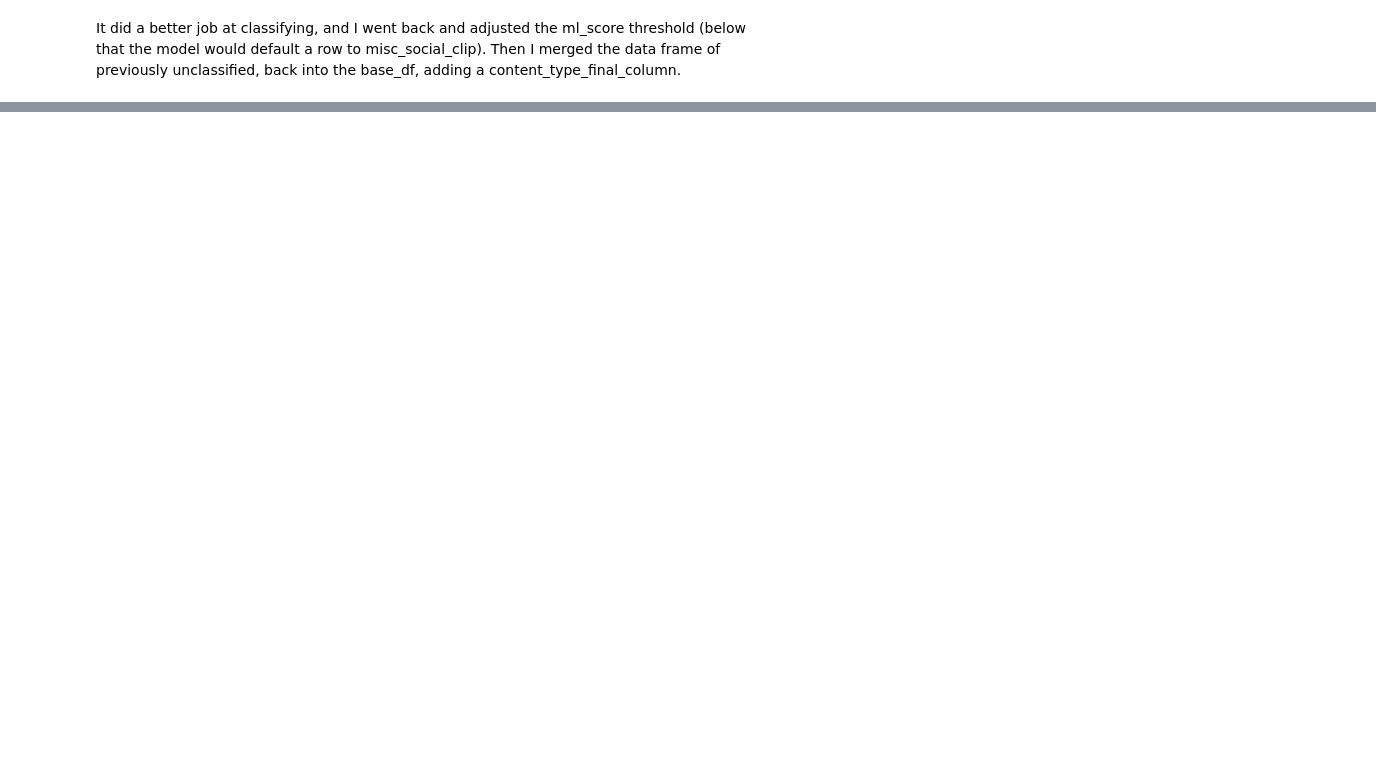
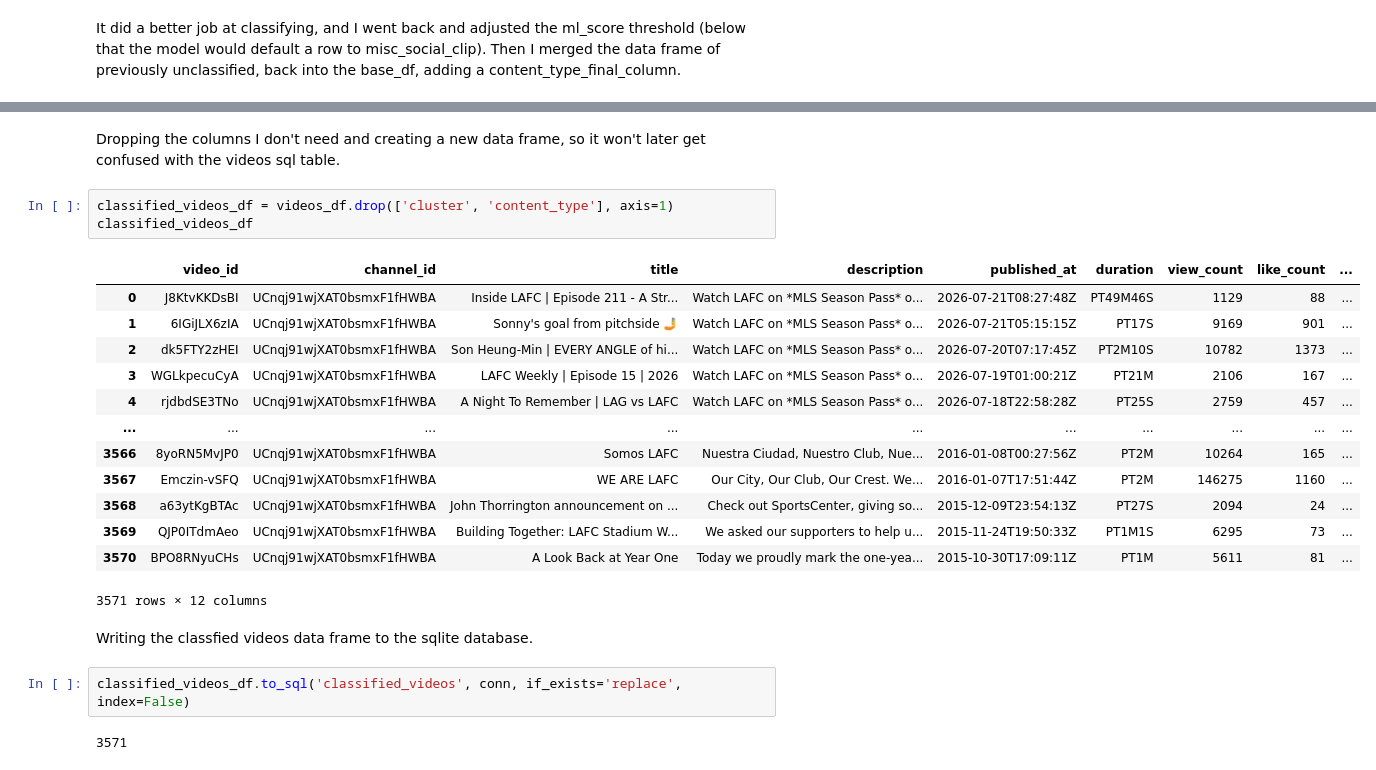
Before and after one commit to great-wave/lafc_content, a Jupyter notebook: notebooks/classification_without_join.ipynb, the cells around one changed output, grey strips where cells are left out. Saved outputs shown, nothing was run; the diff lists cells and outputs as text; blank space fills up the shorter version.

```diff
--- a/notebooks/classification_without_join.ipynb
+++ b/notebooks/classification_without_join.ipynb
@@ -567,0 +575,25 @@ Name: count, dtype: int64
+# %% [markdown]
+Dropping the columns I don't need and creating a new data frame, so it won't later get confused with the videos sql table.
+# %%
+classified_videos_df = videos_df.drop(['cluster', 'content_type'], axis=1)
+classified_videos_df
+# %% [output]
+|  | video_id | channel_id | title | description | published_at | duration | view_count | like_count | ... |
+| 0 | J8KtvKKDsBI | UCnqj91wjXAT0bsmxF1fHWBA | Inside LAFC | Episode 211 - A Str... | Watch LAFC on *MLS Season Pass* o... | 2026-07-21T08:27:48Z | PT49M46S | 1129 | 88 | ... |
+| 1 | 6IGiJLX6zIA | UCnqj91wjXAT0bsmxF1fHWBA | Sonny's goal from pitchside 🤳 | Watch LAFC on *MLS Season Pass* o... | 2026-07-21T05:15:15Z | PT17S | 9169 | 901 | ... |
+| 2 | dk5FTY2zHEI | UCnqj91wjXAT0bsmxF1fHWBA | Son Heung-Min | EVERY ANGLE of hi... | Watch LAFC on *MLS Season Pass* o... | 2026-07-20T07:17:45Z | PT2M10S | 10782 | 1373 | ... |
+| 3 | WGLkpecuCyA | UCnqj91wjXAT0bsmxF1fHWBA | LAFC Weekly | Episode 15 | 2026 | Watch LAFC on *MLS Season Pass* o... | 2026-07-19T01:00:21Z | PT21M | 2106 | 167 | ... |
+| 4 | rjdbdSE3TNo | UCnqj91wjXAT0bsmxF1fHWBA | A Night To Remember | LAG vs LAFC | Watch LAFC on *MLS Season Pass* o... | 2026-07-18T22:58:28Z | PT25S | 2759 | 457 | ... |
+| ... | ... | ... | ... | ... | ... | ... | ... | ... | ... |
+| 3566 | 8yoRN5MvJP0 | UCnqj91wjXAT0bsmxF1fHWBA | Somos LAFC | Nuestra Ciudad, Nuestro Club, Nue... | 2016-01-08T00:27:56Z | PT2M | 10264 | 165 | ... |
+| 3567 | Emczin-vSFQ | UCnqj91wjXAT0bsmxF1fHWBA | WE ARE LAFC | Our City, Our Club, Our Crest. We... | 2016-01-07T17:51:44Z | PT2M | 146275 | 1160 | ... |
+| 3568 | a63ytKgBTAc | UCnqj91wjXAT0bsmxF1fHWBA | John Thorrington announcement on ... | Check out SportsCenter, giving so... | 2015-12-09T23:54:13Z | PT27S | 2094 | 24 | ... |
+| 3569 | QJP0ITdmAeo | UCnqj91wjXAT0bsmxF1fHWBA | Building Together: LAFC Stadium W... | We asked our supporters to help u... | 2015-11-24T19:50:33Z | PT1M1S | 6295 | 73 | ... |
+| 3570 | BPO8RNyuCHs | UCnqj91wjXAT0bsmxF1fHWBA | A Look Back at Year One | Today we proudly mark the one-yea... | 2015-10-30T17:09:11Z | PT1M | 5611 | 81 | ... |
+3571 rows × 12 columns
+# %% [markdown]
+Writing the classfied videos data frame to the sqlite database.
+# %%
+classified_videos_df.to_sql('classified_videos', conn, if_exists='replace', index=False)
+# %% [output]
+3571
```
Also changed, not shown: parts of 17 cells of this notebook, 3 other files.
